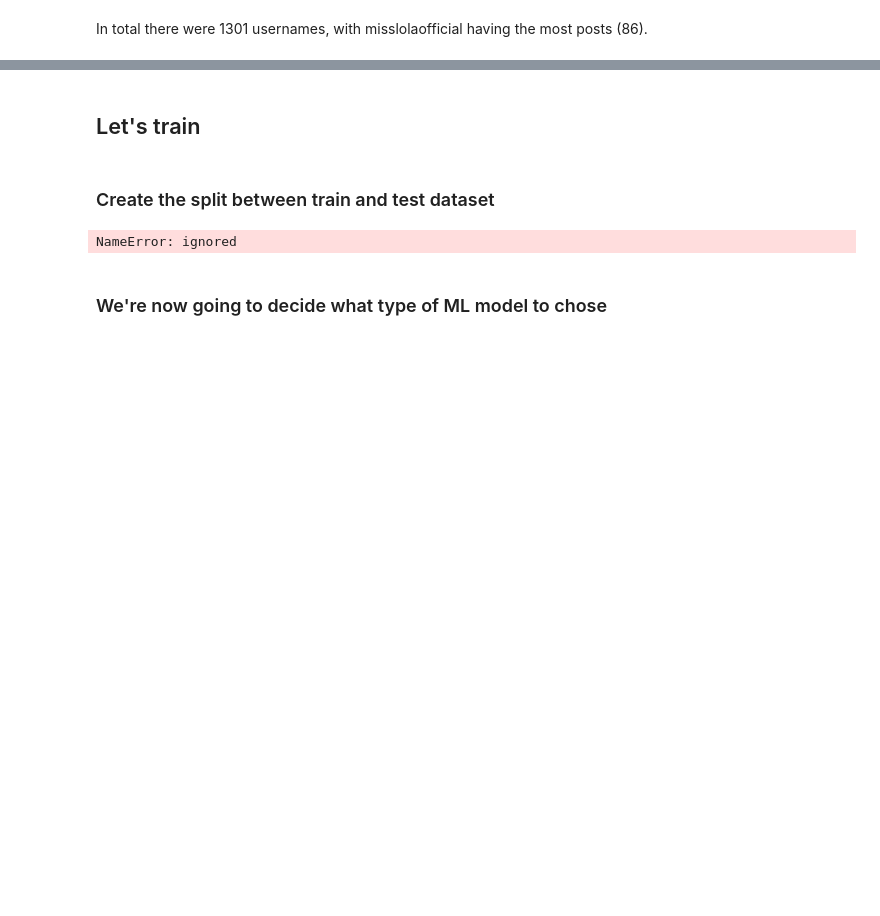
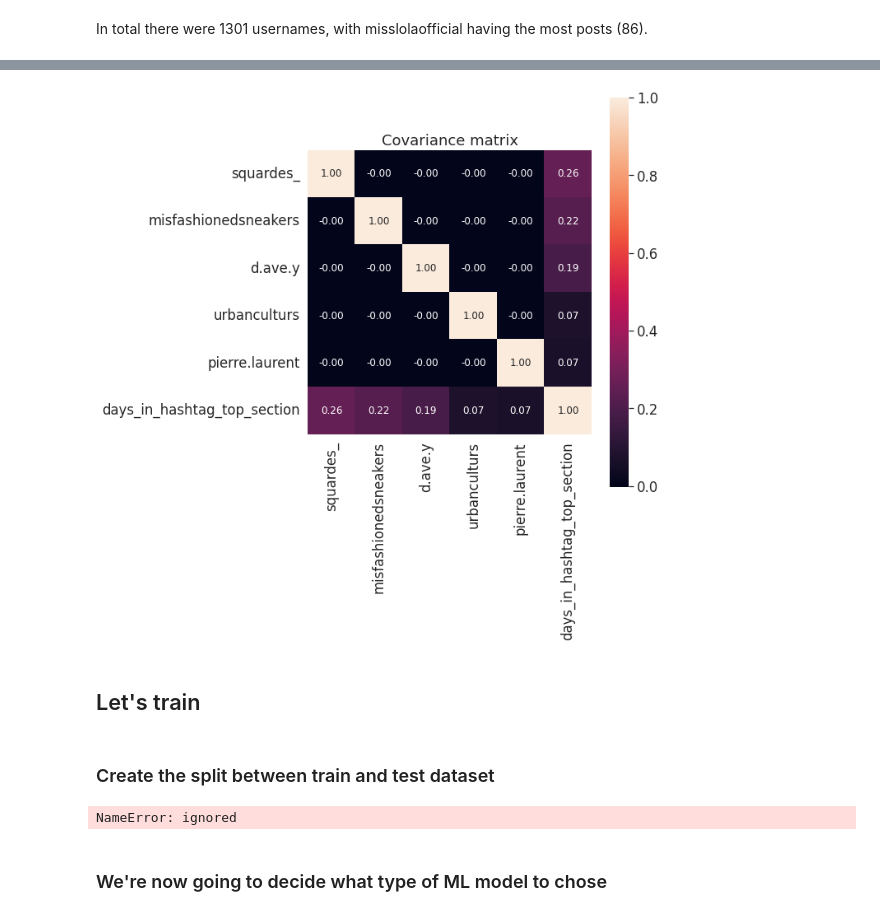
Before and after one commit to lavinama/modelling_social_data, a Jupyter notebook: predict_num_days_trending.ipynb, the cells around one changed output, grey strips where cells are left out. Cells and saved outputs as stored; diff of their text form; code cells hidden in the pictures; blank space fills up the shorter version.

```diff
--- a/predict_num_days_trending.ipynb
+++ b/predict_num_days_trending.ipynb
@@ -172,0 +243,7 @@ plt.show()
+# %%
+# import train dataset
+import json
+import pandas as pd
+from google.colab import drive
+if COLAB:
+    train_dataset = pd.read_pickle(directory + 'data_predict_num_days_trending/train_dataset.pkl')
@@ -173,3 +258,32 @@ plt.show()
+# %%
+# Calculate the covariance matrix
+import numpy as np
+import matplotlib.pyplot as plt
+import seaborn as sns
+
+cols = ['squardes_', 'misfashionedsneakers', 'd.ave.y', 'urbanculturs', 'pierre.laurent', 'days_in_hashtag_top_section']
+
+from sklearn.preprocessing import StandardScaler
+# Standardize features
+stdsc = StandardScaler()
+X_std = stdsc.fit_transform(train_dataset[cols].iloc[:].values)
+
+cov_mat = np.cov(X_std.T)
+plt.figure(figsize=(10,10))
+sns.set(font_scale=1.5)
+hm = sns.heatmap(cov_mat,
+                 cbar=True,
+                 annot=True,
+                 square=True,
+                 fmt='.2f',
+                 annot_kws={'size': 12},
+                 yticklabels=cols,
+                 xticklabels=cols)
+plt.title('Covariance matrix')
+plt.tight_layout()
+plt.show()
+# %% [output]
+[figure, added]
 # %% [markdown]
 ## Let's train
 # %% [markdown]
```
Also changed, not shown: parts of 58 cells of this notebook, 26 other files.
